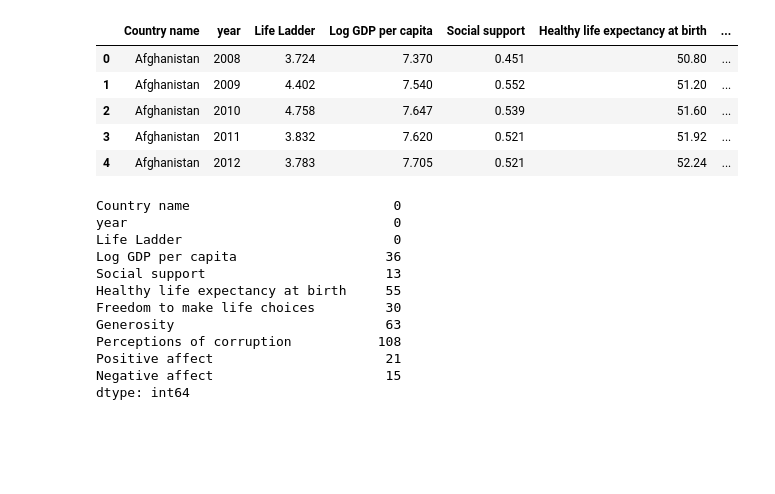
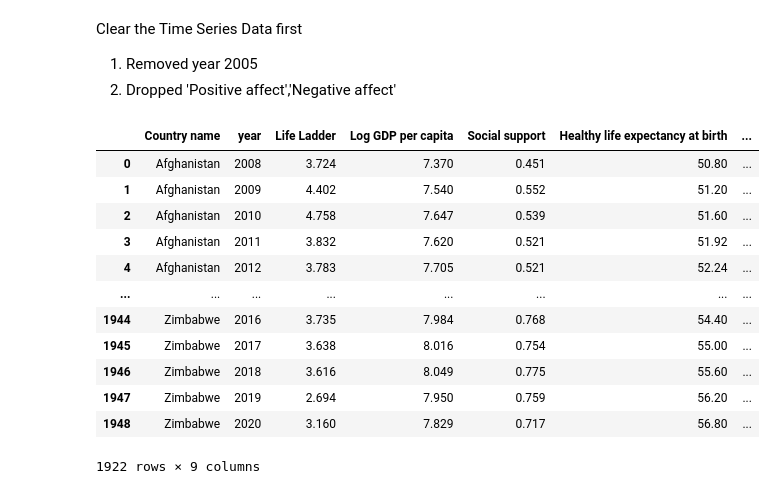
Before and after one commit to winggo12/DataAnalysis-WorldHappinessIndex, a Jupyter notebook: TimeSeries/TimeSeriesDataCleaning.ipynb, the cells around one changed output. Saved outputs shown, nothing was run; the diff lists cells and outputs as text; code cells hidden in the pictures; blank space fills up the shorter version.

```diff
--- a/TimeSeries/TimeSeriesDataCleaning.ipynb
+++ b/TimeSeries/TimeSeriesDataCleaning.ipynb
@@ -14,29 +25,27 @@ import seaborn as sns
+# %% [markdown]
+Clear the Time Series Data first
+1. Removed year 2005
+2. Dropped 'Positive affect','Negative affect'
 # %%
 # Reading the csv files
 df = pd.read_csv('../data/world-happiness-report-2021.csv')
 df_ts = pd.read_csv('../data/world-happiness-report.csv')
 #Remove 2005 data
 df_ts = df_ts[df_ts['year'] != 2005]
-df_ts.head()
+drop_list = ['Positive affect','Negative affect']
+df_ts = df_ts.drop(drop_list, axis = 1)
+df_ts
 # %% [output]
 |  | Country name | year | Life Ladder | Log GDP per capita | Social support | Healthy life expectancy at birth | ... |
 | 0 | Afghanistan | 2008 | 3.724 | 7.370 | 0.451 | 50.80 | ... |
 | 1 | Afghanistan | 2009 | 4.402 | 7.540 | 0.552 | 51.20 | ... |
 | 2 | Afghanistan | 2010 | 4.758 | 7.647 | 0.539 | 51.60 | ... |
 | 3 | Afghanistan | 2011 | 3.832 | 7.620 | 0.521 | 51.92 | ... |
 | 4 | Afghanistan | 2012 | 3.783 | 7.705 | 0.521 | 52.24 | ... |
+| ... | ... | ... | ... | ... | ... | ... | ... |
+| 1944 | Zimbabwe | 2016 | 3.735 | 7.984 | 0.768 | 54.40 | ... |
+| 1945 | Zimbabwe | 2017 | 3.638 | 8.016 | 0.754 | 55.00 | ... |
+| 1946 | Zimbabwe | 2018 | 3.616 | 8.049 | 0.775 | 55.60 | ... |
+| 1947 | Zimbabwe | 2019 | 2.694 | 7.950 | 0.759 | 56.20 | ... |
+| 1948 | Zimbabwe | 2020 | 3.160 | 7.829 | 0.717 | 56.80 | ... |
+1922 rows × 9 columns
-# %%
-df_ts.isnull().sum()
-# %% [output]
-Country name                          0
-year                                  0
-Life Ladder                           0
-Log GDP per capita                   36
-Social support                       13
-Healthy life expectancy at birth     55
-Freedom to make life choices         30
-Generosity                           63
-Perceptions of corruption           108
-Positive affect                      21
-Negative affect                      15
-dtype: int64
```
Also changed, not shown: parts of 19 cells of this notebook, 8 other files.
